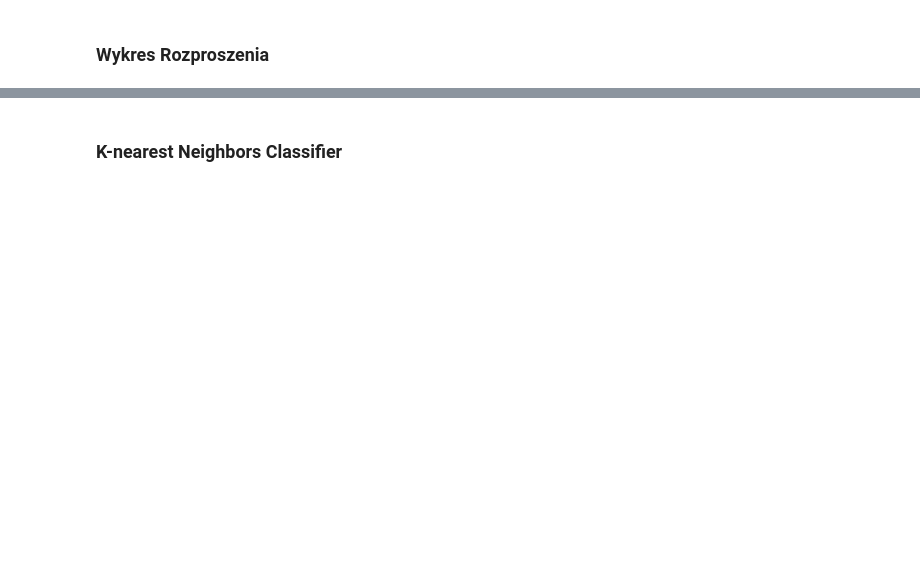
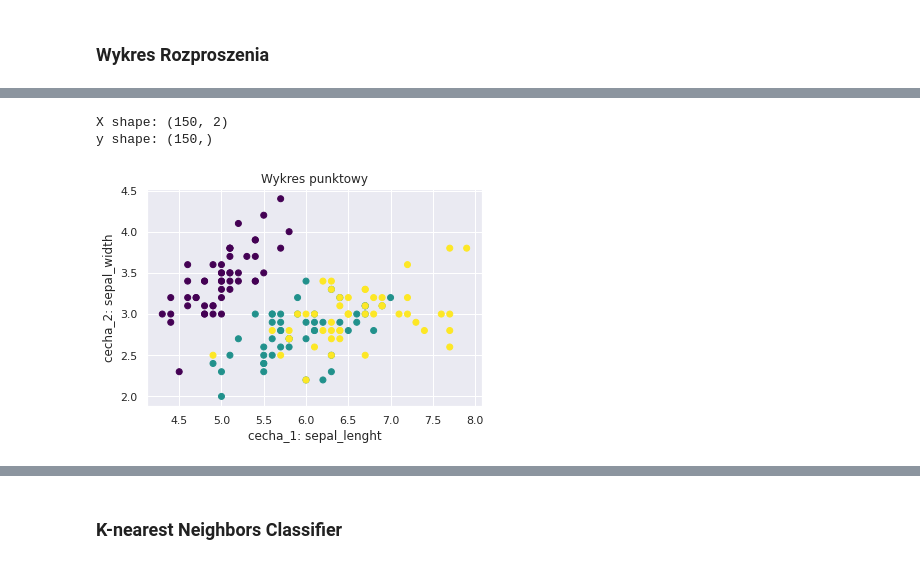
Before and after one commit to rafzieli/daca-science-bootcamp, a Jupyter notebook: 06_uczenie_maszynowe/07_k_najblizszych_sasiadow.ipynb, the cells around one changed output, grey strips where cells are left out. Cells and saved outputs as stored; diff of their text form; code cells hidden in the pictures; blank space fills up the shorter version.

```diff
--- a/06_uczenie_maszynowe/07_k_najblizszych_sasiadow.ipynb
+++ b/06_uczenie_maszynowe/07_k_najblizszych_sasiadow.ipynb
@@ -44,0 +117,18 @@ Liczba sąsiadów jest określana przez użytkownika. Odległości zwykle kalkul
+# %%
+X = raw_data.data
+y = raw_data.target
+X = X[:, :2]
+
+print('X shape:', X.shape)
+print('y shape:', y.shape)
+# %% [output]
+X shape: (150, 2)
+y shape: (150,)
+# %%
+plt.scatter(X[:, 0], X[:, 1], c=y, cmap='viridis')
+plt.title('Wykres punktowy')
+plt.xlabel('cecha_1: sepal_lenght')
+plt.ylabel('cecha_2: sepal_width')
+plt.show()
+# %% [output]
+[figure, added]
```
Also changed, not shown: parts of 16 cells of this notebook.
